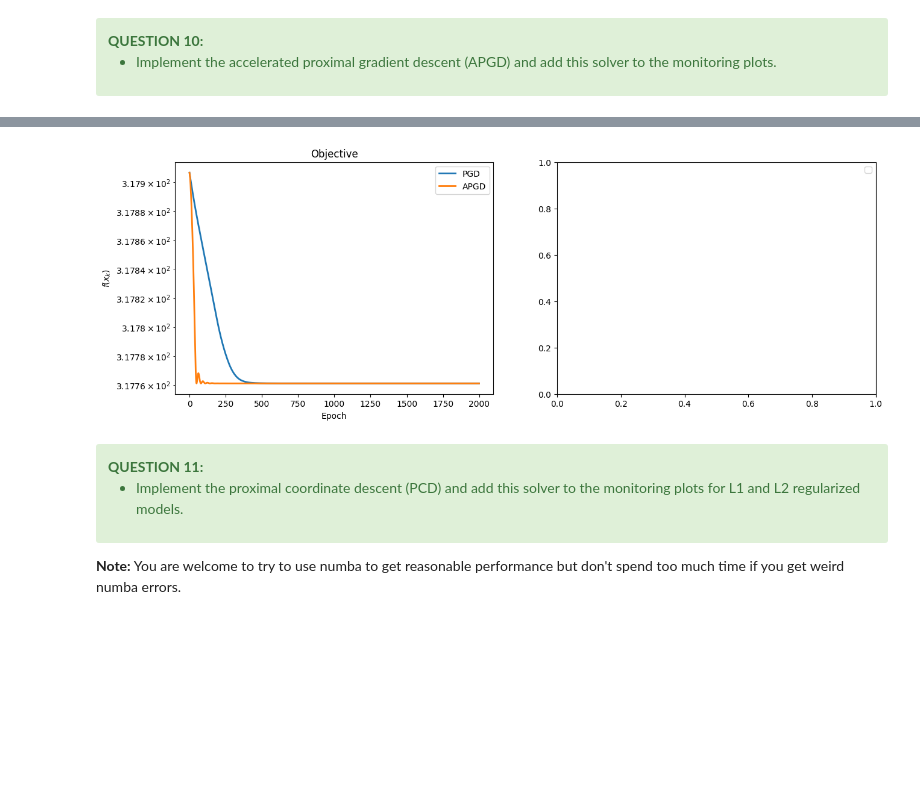
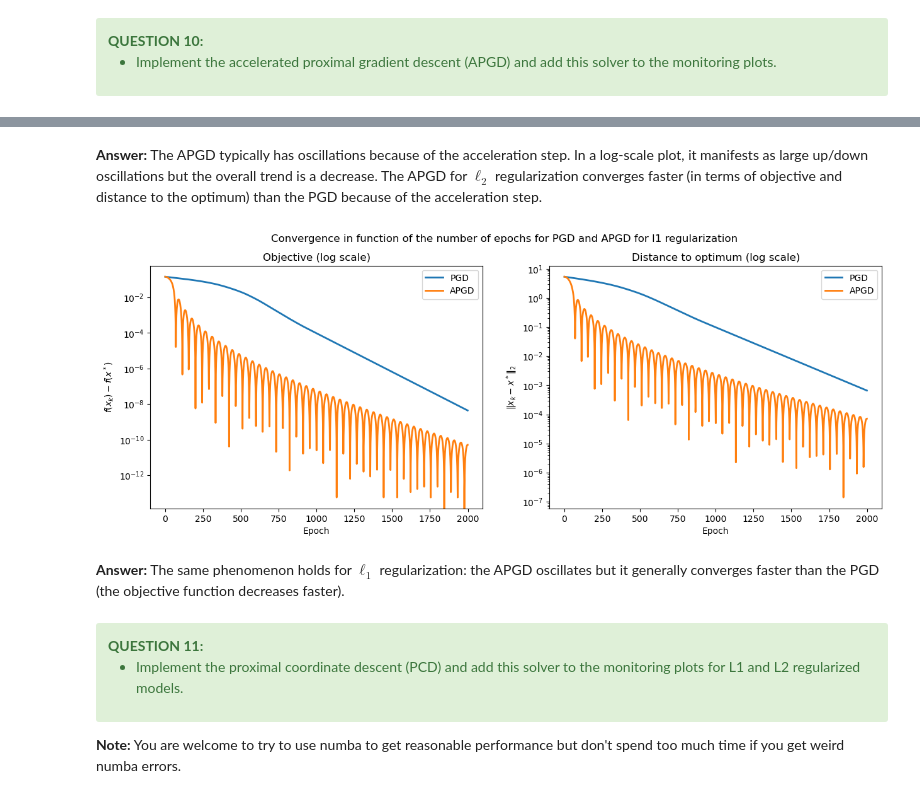
Before and after one commit to BryanBradfo/optimisation-algorithms, a Jupyter notebook: project/project_chen_bryan_and_devilder_alice.ipynb, the cells around one changed output, grey strips where cells are left out. Drawn from its saved outputs; the diff is of its cells as text; code cells hidden in the pictures; blank space fills up the shorter version.

```diff
--- a/project/project_chen_bryan_and_devilder_alice.ipynb
+++ b/project/project_chen_bryan_and_devilder_alice.ipynb
@@ -785,13 +795,25 @@ plot_epochs(monitors, solvers)
+# %% [markdown]
+**Answer:** The APGD typically has oscillations because of the acceleration step. In a log-scale plot, it manifests as large up/down oscillations but the overall trend is a decrease. The APGD for $\ell_2$ regularization converges faster (in terms of objective and distance to the optimum) than the PGD because of the acceleration step.
+# %%
+monitor_apgd_l1 = monitor(apgd, pobj_l1, x_min_l1, args=(X, y, lbda, epsilon))
+monitor_apgd_l1.run(x_init, grad_huber_loss, prox_l1, step, n_iter,
+                    grad_args=(X, y, epsilon), prox_args=(lbda,))
+
+monitors = [monitor_pgd_l1, monitor_apgd_l1]
+solvers = ["PGD", "APGD"]
+plot_epochs(monitors, solvers, "Convergence in function of the number of epochs for PGD and APGD for l1 regularization")
+# %% [output]
+[figure, added]
+# %% [markdown]
+**Answer:** The same phenomenon holds for $\ell_1$ regularization: the APGD oscillates but it generally converges faster than the PGD (the objective function decreases faster).
 # %%
-monitor_apgd_l1 = monitor(apgd, pobj_l1, x_min=None, args=(X, y, lbda, epsilon))
-monitor_apgd_l1.run(x_init, grad_huber_loss, prox_l1, step, n_iter,
-                    grad_args=(X, y, epsilon), prox_args=(lbda,))
+# monitor_apgd_l1 = monitor(apgd, pobj_l1, x_min=None, args=(X, y, lbda, epsilon))
+# monitor_apgd_l1.run(x_init, grad_huber_loss, prox_l1, step, n_iter,
+#                     grad_args=(X, y, epsilon), prox_args=(lbda,))
 
-monitors = [monitor_pgd_l1, monitor_apgd_l1]
-solvers = ["PGD", "APGD"]
-plot_epochs(monitors, solvers)
+# monitors = [monitor_pgd_l1, monitor_apgd_l1]
+# solvers = ["PGD", "APGD"]
+# plot_epochs(monitors, solvers)
-# %% [output]
-[figure, removed]
 # %% [markdown]
 <div class="alert alert-success">
     <b>QUESTION 11:</b>
```
Also changed, not shown: parts of 32 cells of this notebook.
